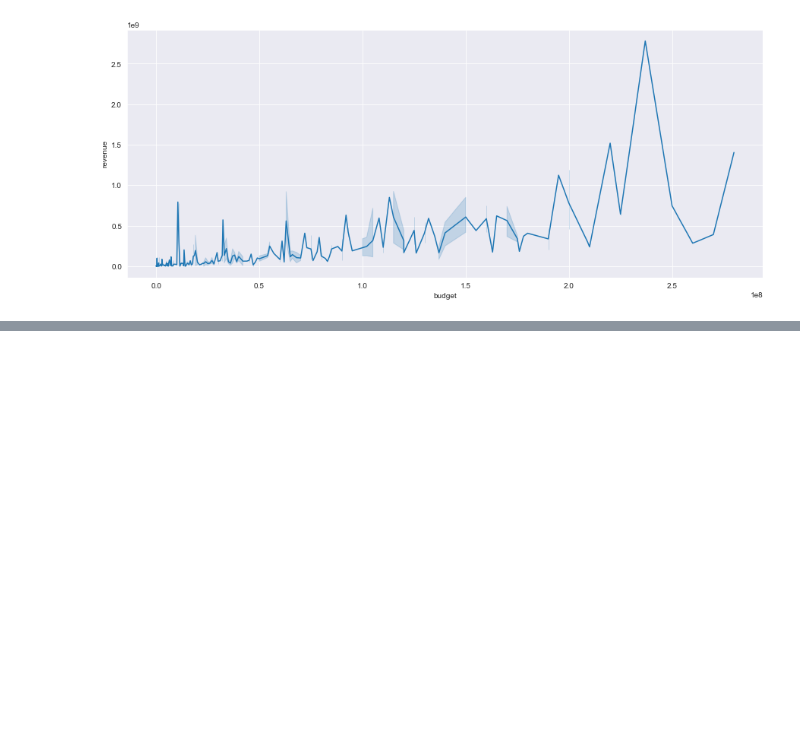
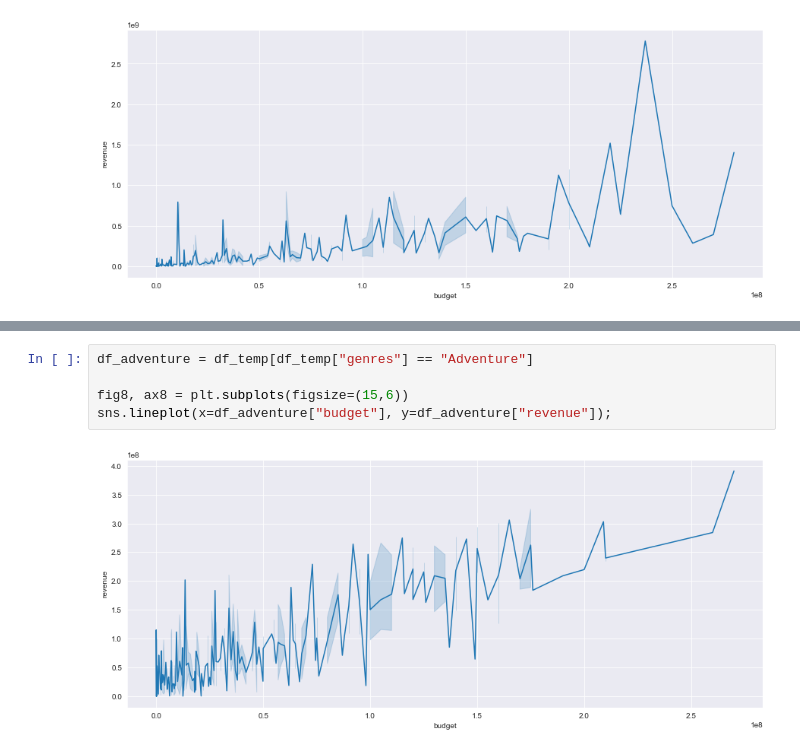
Before and after one commit to krbendol/movie_analysis_Microsoft, a Jupyter notebook: Data_Work.ipynb, the cells around one changed output, grey strips where cells are left out. Cells and saved outputs as stored; diff of their text form; blank space fills up the shorter version.

```diff
--- a/Data_Work.ipynb
+++ b/Data_Work.ipynb
@@ -183,0 +192,7 @@ sns.lineplot(x=df_scifi["budget"], y=df_scifi["revenue"], data=df_action);
+# %%
+df_adventure = df_temp[df_temp["genres"] == "Adventure"]
+
+fig8, ax8 = plt.subplots(figsize=(15,6))
+sns.lineplot(x=df_adventure["budget"], y=df_adventure["revenue"]);
+# %% [output]
+[figure, added]
```
Also changed, not shown: parts of 6 cells of this notebook.
